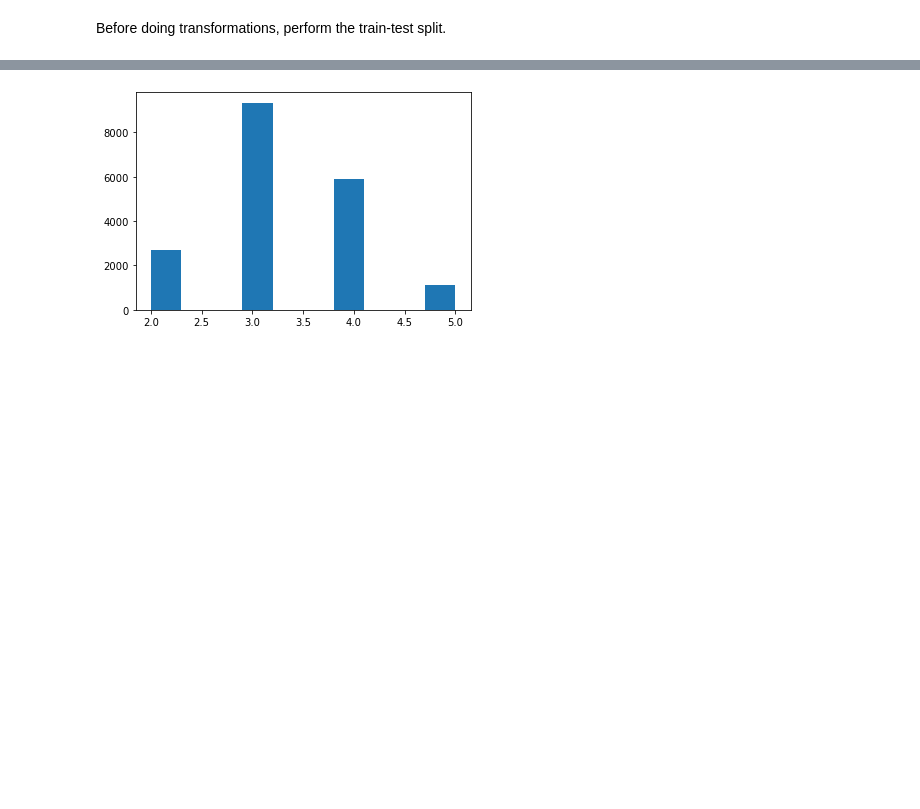
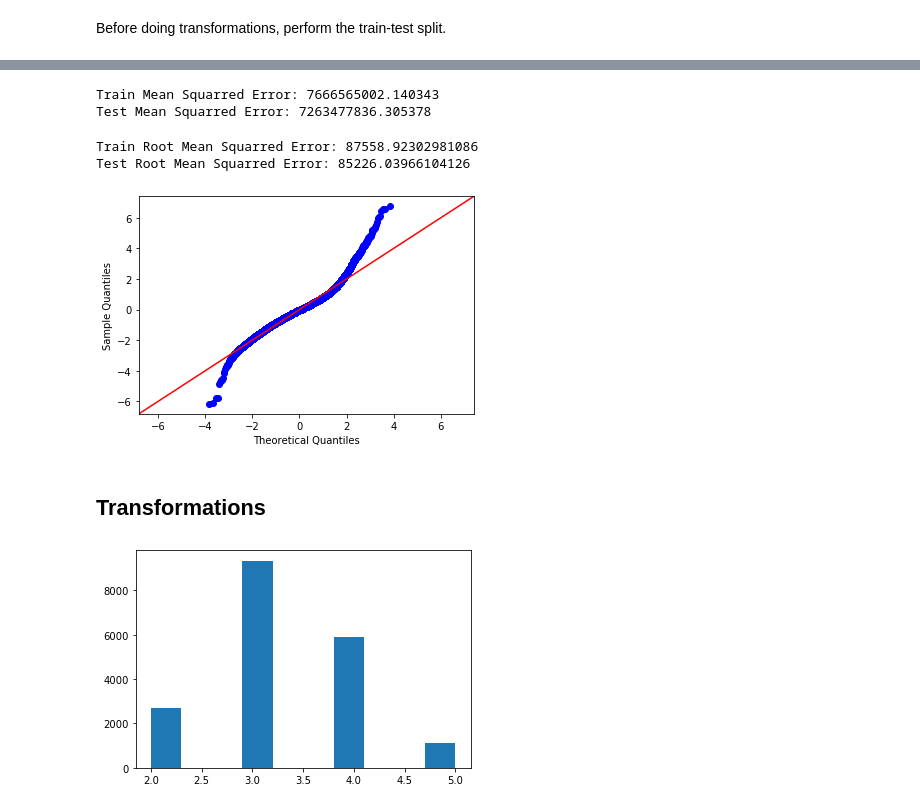
Before and after one commit to Maltanno/Phase2_Project, a Jupyter notebook: temp.ipynb, the cells around one changed output, grey strips where cells are left out. Saved outputs shown, nothing was run; the diff lists cells and outputs as text; code cells hidden in the pictures; blank space fills up the shorter version.

Commit message:
finalized modelling

```diff
--- a/temp.ipynb
+++ b/temp.ipynb
@@ -615,3 +690,29 @@ strong multicollinearity or other numerical problems.
+# %%
+from sklearn.metrics import mean_squared_error
+
+train_mse = mean_squared_error(y_train, y_hat_train)
+test_mse = mean_squared_error(y_test, y_hat_test)
+print('Train Mean Squarred Error:', train_mse)
+print('Test Mean Squarred Error:', test_mse)
+# %% [output]
+Train Mean Squarred Error: 7666565002.140343
+Test Mean Squarred Error: 7263477836.305378
+# %%
+train_rmse = math.sqrt(train_mse)
+test_rmse = math.sqrt(test_mse)
+print('Train Root Mean Squarred Error:', train_rmse)
+print('Test Root Mean Squarred Error:', test_rmse)
+# %% [output]
+Train Root Mean Squarred Error: 87558.92302981086
+Test Root Mean Squarred Error: 85226.03966104126
+# %%
+import scipy.stats as stats
+residuals = model.resid
+fig = sm.graphics.qqplot(residuals, dist=stats.norm, line='45', fit=True)
+# %% [output]
+[figure, added]
+# %% [markdown]
+## Transformations
 # %%
 plt.hist('bedrooms', data=data);
 # %% [output]
```
Also changed, not shown: parts of 112 cells of this notebook, 2 other files.
